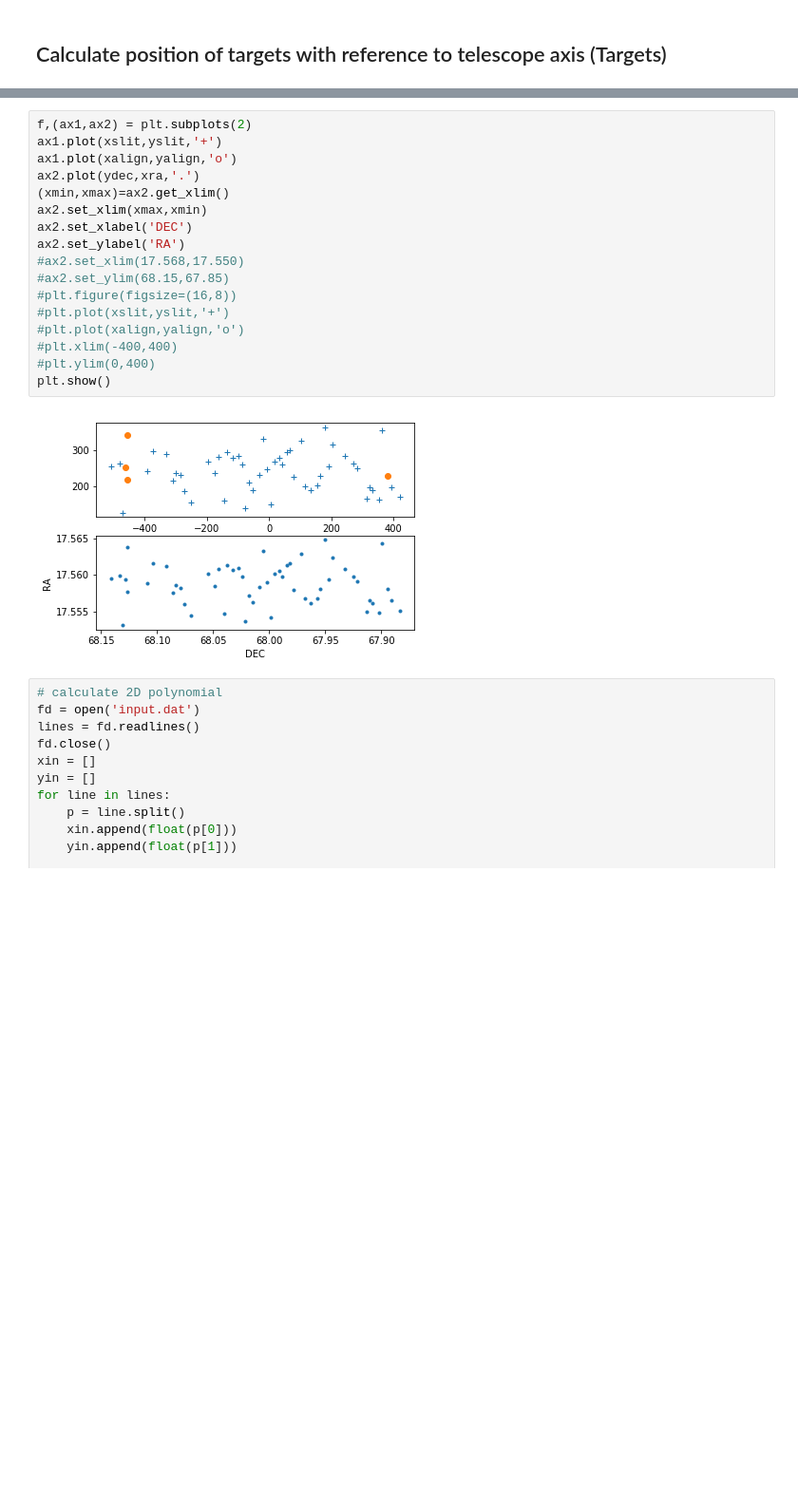
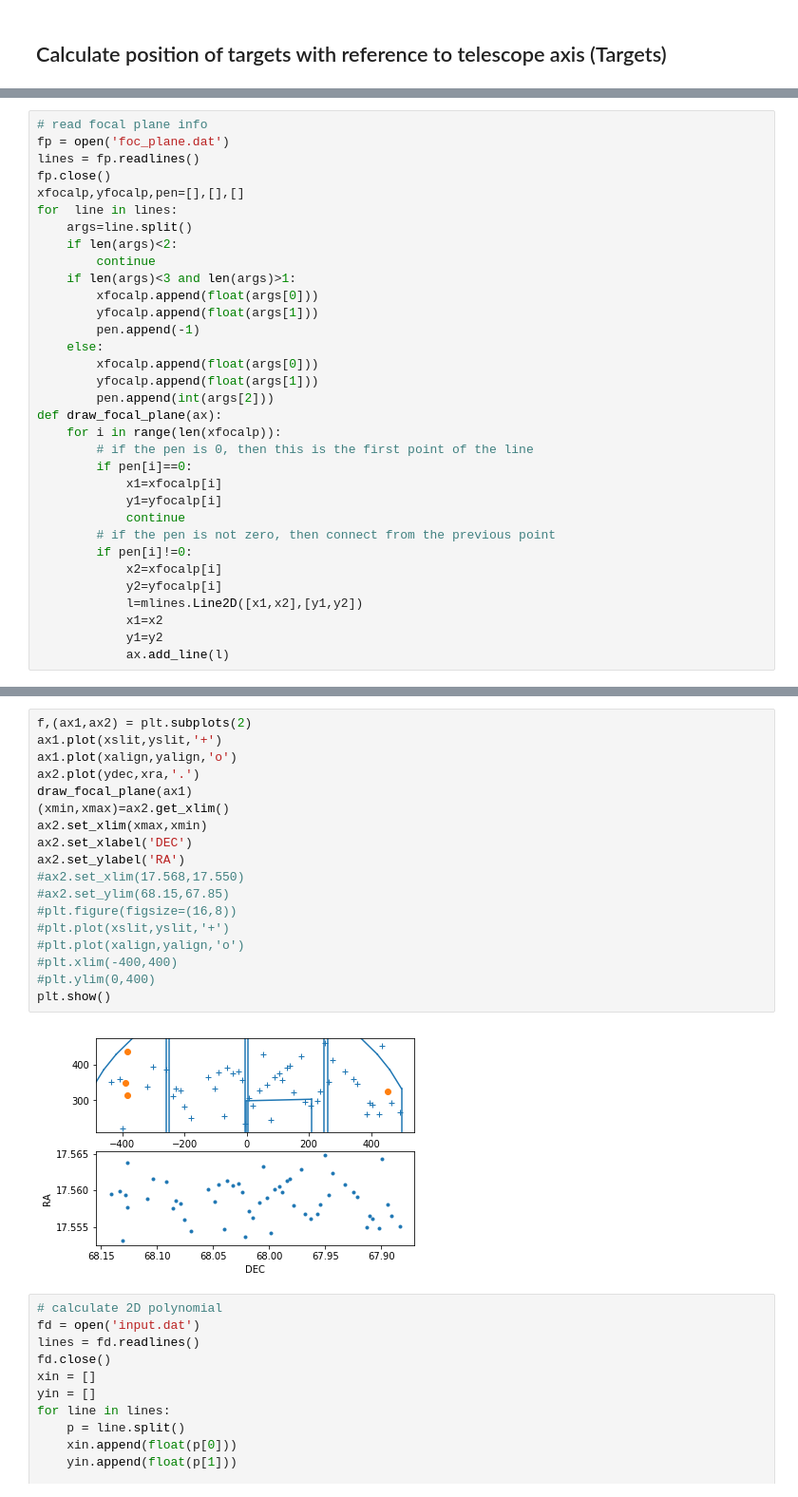
Before and after one commit to KeckObservatory/SlitmaskDesignTool, a Jupyter notebook: PythonConversionByLR/dsimulator.ipynb, the cells around one changed output, grey strips where cells are left out. Shown at 95% size. Saved outputs shown, nothing was run; the diff lists cells and outputs as text; blank space fills up the shorter version.

Commit message:
First fully working version of the notebook

```diff
--- a/PythonConversionByLR/dsimulator.ipynb
+++ b/PythonConversionByLR/dsimulator.ipynb
@@ -345,3 +327,36 @@ TargetData = tel_coords(InputData, TargetData)
+# %%
+# read focal plane info
+fp = open('foc_plane.dat')
+lines = fp.readlines()
+fp.close()
+xfocalp,yfocalp,pen=[],[],[]
+for  line in lines:
+    args=line.split()
+    if len(args)<2:
+        continue
+    if len(args)<3 and len(args)>1:
+        xfocalp.append(float(args[0]))
+        yfocalp.append(float(args[1]))
+        pen.append(-1)
+    else:
+        xfocalp.append(float(args[0]))
+        yfocalp.append(float(args[1]))
+        pen.append(int(args[2]))
+def draw_focal_plane(ax):
+    for i in range(len(xfocalp)):
+        # if the pen is 0, then this is the first point of the line
+        if pen[i]==0:
+            x1=xfocalp[i]
+            y1=yfocalp[i]
+            continue
+        # if the pen is not zero, then connect from the previous point
+        if pen[i]!=0:
+            x2=xfocalp[i]
+            y2=yfocalp[i]
+            l=mlines.Line2D([x1,x2],[y1,y2])
+            x1=x2
+            y1=y2
+            ax.add_line(l)
 # %%
 xslit = [x['XARCS'] for x in TargetData if x['PCODE']!=-2]
 yslit = [x['YARCS'] for x in TargetData if x['PCODE']!=-2]
@@ -360,22 +385,23 @@ plt.plot(xalign,yalign,'o')
 # %%
 f,(ax1,ax2) = plt.subplots(2)
 ax1.plot(xslit,yslit,'+')
 ax1.plot(xalign,yalign,'o')
 ax2.plot(ydec,xra,'.')
+draw_focal_plane(ax1)
 (xmin,xmax)=ax2.get_xlim()
 ax2.set_xlim(xmax,xmin)
 ax2.set_xlabel('DEC')
 ax2.set_ylabel('RA')
 #ax2.set_xlim(17.568,17.550)
 #ax2.set_ylim(68.15,67.85)
 #plt.figure(figsize=(16,8))
 #plt.plot(xslit,yslit,'+')
 #plt.plot(xalign,yalign,'o')
 #plt.xlim(-400,400)
 #plt.ylim(0,400)
 plt.show()
 # %% [output]
-[figure, old version]
+[figure, new version]
 # %%
 # calculate 2D polynomial
 fd = open('input.dat')
```
Also changed, not shown: parts of 16 cells of this notebook, 1 other file.
